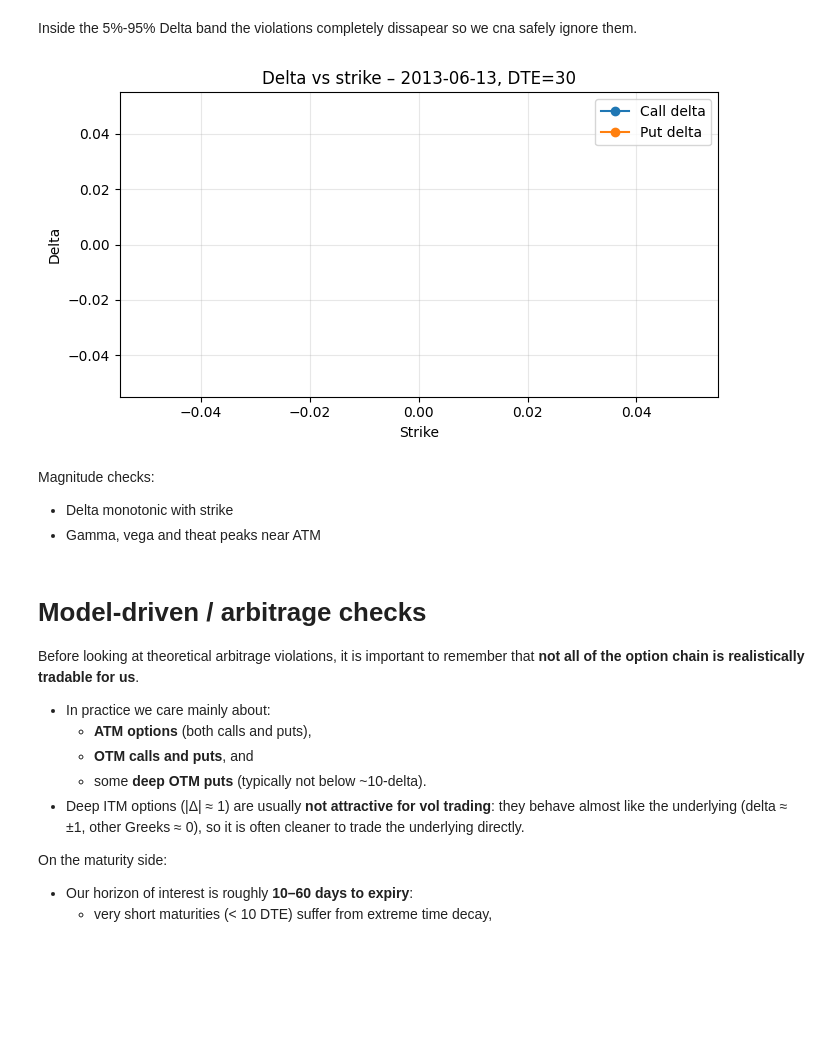
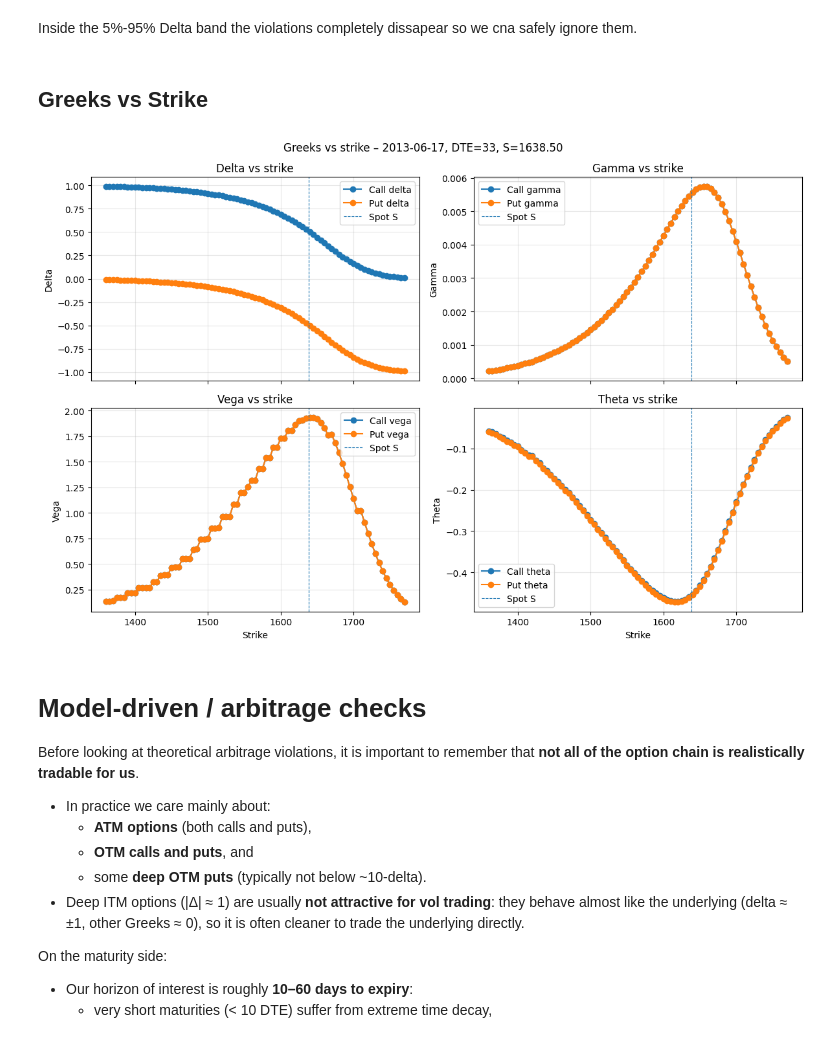
Before and after one commit to anthonymakarewicz/volatility-trading, a Jupyter notebook: notebooks/orats_spx_panel_eda_validation.ipynb, the cells around one changed output. Saved outputs shown, nothing was run; the diff lists cells and outputs as text; code cells hidden in the pictures; blank space fills up the shorter version.

Commit message:
Added greeks vs strikes visual diagnostic

```diff
--- a/notebooks/orats_spx_panel_eda_validation.ipynb
+++ b/notebooks/orats_spx_panel_eda_validation.ipynb
@@ -934,47 +936,5 @@ shape: (0, 4)
 | date | i64 | f64 | f64 |
 # %% [markdown]
 Inside the 5%-95% Delta band the violations completely dissapear so we cna safely ignore them.
-# %%
-# pick a date & expiry
-day = date(2013, 6, 13)
-dte_target = 30  # or use your pick_closest_dte
-dte_true = pick_closest_dte(df.select('dte').to_series().to_list())
-
-sub = (
-    df_long
-    .filter(
-        pl.col("trade_date") == day,
-        pl.col("dte") == dte_true,
-    )
-    .sort("strike")
-)
-
-pdf = sub.select(
-    "strike",
-    "option_type",
-    "delta",
-).to_pandas()
-
-fig, ax = plt.subplots(figsize=(7, 4))
-
-# calls
-calls = pdf[pdf["option_type"] == "C"]
-ax.plot(calls["strike"], calls["delta"], label="Call delta", marker="o")
-
-# puts
-puts = pdf[pdf["option_type"] == "P"]
-ax.plot(puts["strike"], puts["delta"], label="Put delta", marker="o")
-
-ax.set_xlabel("Strike")
-ax.set_ylabel("Delta")
-ax.set_title(f"Delta vs strike – {day}, DTE={dte_val}")
-ax.grid(True, alpha=0.3)
-ax.legend()
-plt.tight_layout()
-plt.show()
-# %% [output]
-[figure, removed]
-# %% [markdown]
-Magnitude checks:
-- Delta monotonic with strike
-- Gamma, vega and theat peaks near ATM
+# %% [markdown]
+## Greeks vs Strike
@@ -981,3 +970,35 @@ Magnitude checks:
+# %%
+fig, axes = plt.subplots(2, 2, figsize=(12, 8), sharex=True)
+ax_d, ax_g = axes[0]
+ax_v, ax_t = axes[1]
+
+plots = [
+    ("delta", ax_d, "Delta", "Delta vs strike"),
+    ("gamma", ax_g, "Gamma", "Gamma vs strike"),
+    ("vega",  ax_v, "Vega",  "Vega vs strike"),
+    ("theta", ax_t, "Theta", "Theta vs strike"),
+]
+
+for col, ax, ylabel, title in plots:
+    ax.plot(calls["strike"], calls[col], label=f"Call {col}", marker="o")
+    ax.plot(puts["strike"],  puts[col],  label=f"Put {col}",  marker="o")
+
+    # vertical line at spot
+    ax.axvline(S, linestyle="--", linewidth=0.8, label="Spot S")
+
+    ax.set_title(title)
+    ax.set_ylabel(ylabel)
+    ax.grid(True, alpha=0.3)
+    ax.legend()
+
+ax_v.set_xlabel("Strike")
+ax_t.set_xlabel("Strike")
+
+fig.suptitle(f"Greeks vs strike – {day}, DTE={dte_true}, S={S:.2f}")
+fig.tight_layout()
+plt.show()
+# %% [output]
+[figure, added]
 # %% [markdown]
 # **Model-driven / arbitrage checks**
 
```
Also changed, not shown: parts of 2 cells of this notebook.
